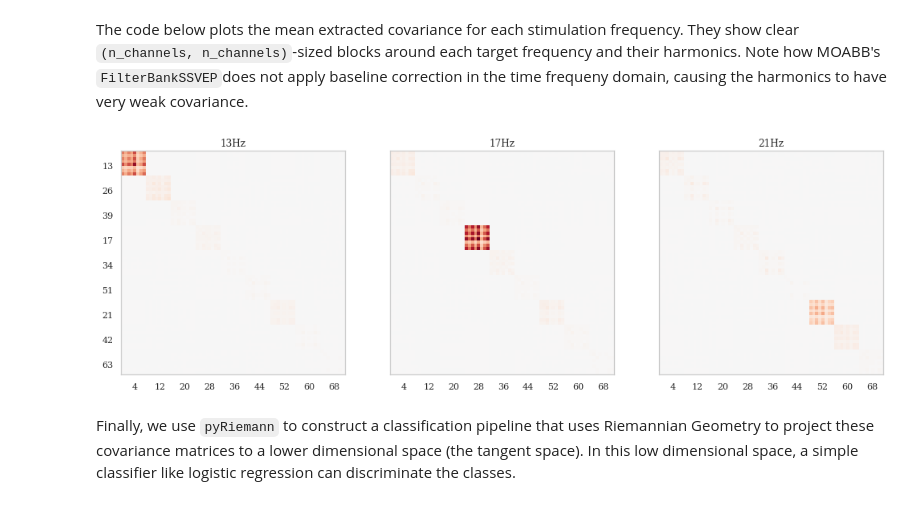
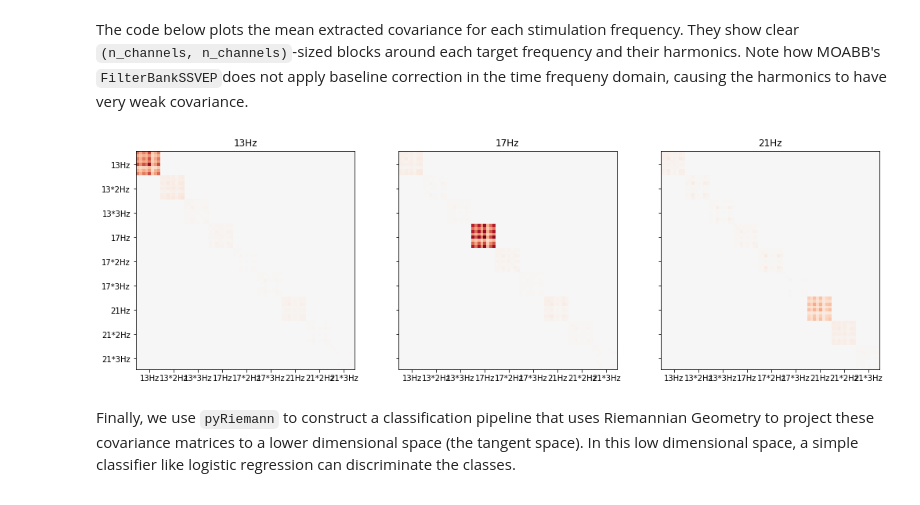
Before and after one commit to NeuroTech-Leuven/ssvep-workshop, a Jupyter notebook: notebooks/3b_ssvep_algorithms_solution.ipynb, the cells around one changed output. Saved outputs shown, nothing was run; the diff lists cells and outputs as text; code cells hidden in the pictures.

```diff
--- a/notebooks/3b_ssvep_algorithms_solution.ipynb
+++ b/notebooks/3b_ssvep_algorithms_solution.ipynb
@@ -98,32 +98,32 @@ The code below plots the mean extracted covariance for each stimulation frequenc
 # %%
 from moabb.pipelines import ExtendedSSVEPSignal
 from pyriemann.estimation import Covariances
 from mne import concatenate_raws
 
 subj,session = 3, 'session_0'
 raw = concatenate_raws(list(dataset.get_data(subjects=[subj])[subj][session].values()))
 X_tfr,labels,_ = paradigm_rg.process_raw(raw, dataset)
 X_tfr_flat = ExtendedSSVEPSignal().fit_transform(X_tfr, labels)
 scm = Covariances(estimator='scm')
 
 fig, axs=plt.subplots(1,len(base_freqs), figsize=(17,6),sharex=True,sharey=True)
 covs=np.zeros((len(base_freqs), X_tfr_flat.shape[1], X_tfr_flat.shape[1]))
 for i,l in enumerate(base_freqs):
     covs[i] = np.mean(scm.fit_transform(X_tfr_flat[labels==str(l)]), axis=0)
 vmax = np.max(np.abs(covs))
 for i,l in enumerate(base_freqs):
     axs[i].imshow(covs[i],cmap=plt.get_cmap('RdBu_r'),vmin=-vmax, vmax=vmax)
     axs[i].set_title(f'{l}Hz')
     axs[i].grid(False)
     ticks=np.arange(X_tfr.shape[3])*X_tfr.shape[1]+X_tfr.shape[1]/2
     axs[i].set_xticks(ticks)
     axs[i].set_yticks(ticks)
-    ticklabels=['13Hz', '13*2Hz', '13*3Hz','17Hz', '17*2Hz', '17*3Hz''13Hz', '13*2Hz', '13*3Hz' ]
-    axs[i].set_xticklabels()
-    axs[i].set_yticklabels(filter_freqs)
+    ticklabels=['13Hz', '13*2Hz', '13*3Hz','17Hz', '17*2Hz', '17*3Hz','21Hz', '21*2Hz', '21*3Hz' ]
+    axs[i].set_xticklabels(ticklabels)
+    axs[i].set_yticklabels(ticklabels)
 fig.show()
 # %% [output]
-[figure, old version]
+[figure, new version]
 # %% [markdown]
 Finally, we use `pyRiemann` to construct a classification pipeline that uses Riemannian Geometry to project these covariance matrices to a lower dimensional space (the tangent space). In this low dimensional space, a simple classifier like logistic regression can discriminate the classes.
 # %%
```
Also changed, not shown: parts of 3 cells of this notebook.
